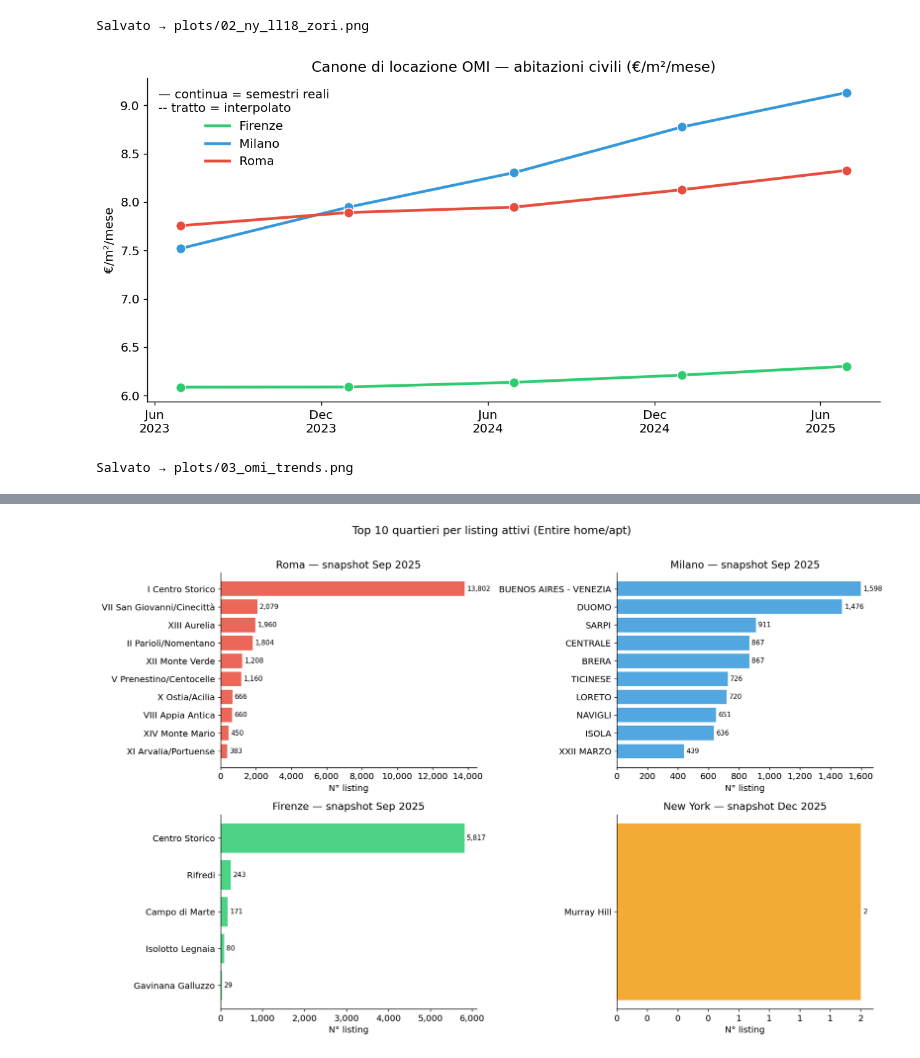
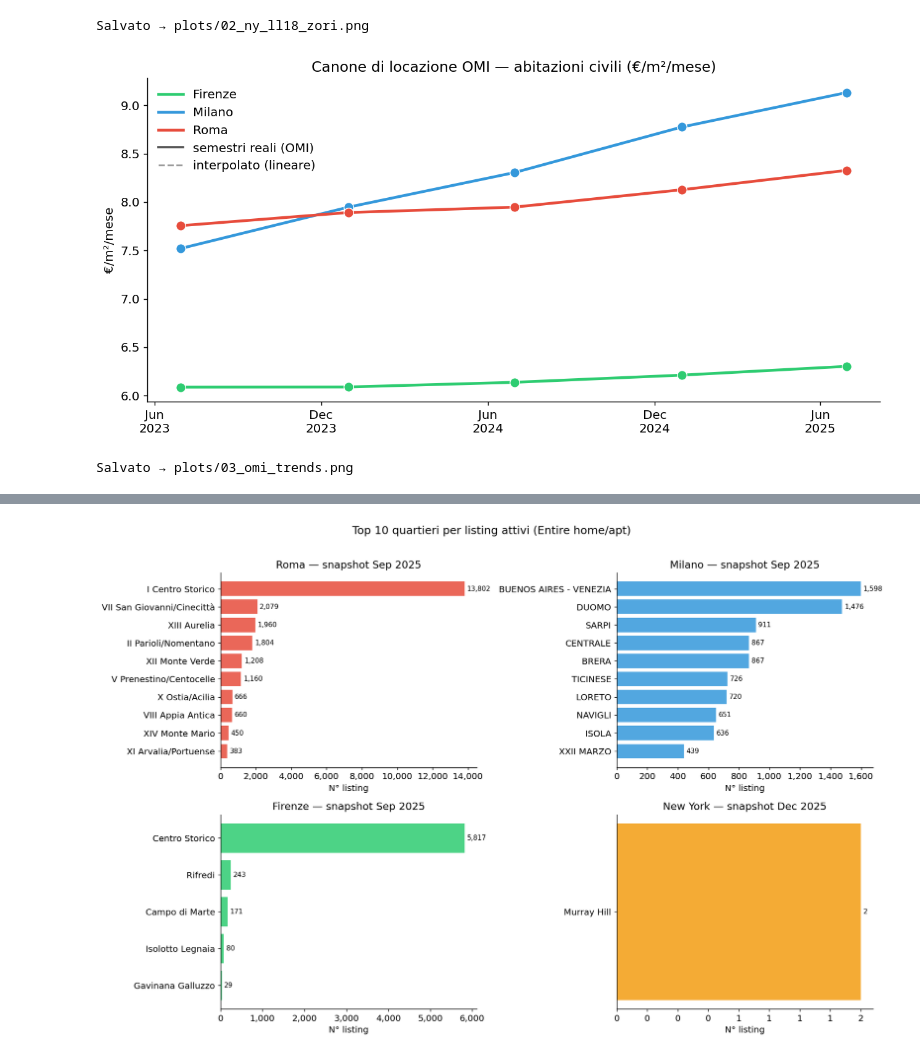
Before and after one commit to Gloreti03/AirBnB-effect-study-with-OLS, a Jupyter notebook: 01_eda_airbnb.ipynb, the cells around one changed output, grey strips where cells are left out. Saved outputs shown, nothing was run; the diff lists cells and outputs as text; code cells hidden in the pictures.

```diff
--- a/01_eda_airbnb.ipynb
+++ b/01_eda_airbnb.ipynb
@@ -565,9 +567,11 @@ Canone locazione OMI (€/m²/mese) — interpolato linearmente:
   Milano    : 30 mesi | loc_medio ~8.31 €/m²/mese | range 7.52–9.07
   Roma      : 30 mesi | loc_medio ~7.99 €/m²/mese | range 7.76–8.30
 # %%
-# ── 2D: Panel unificato (rent + n_listings) per città ─────────────────────────
-# Per ogni città allineiamo le due serie sullo stesso indice mensile
-# e teniamo solo i mesi in cui entrambe le serie sono disponibili.
+# ── 2D: Panel mensile per città — rent + n_listings ─────────────────────────────
+# NOTA BENE: le due serie di affitto NON sono confrontabili tra loro:
+#   • Italia:    OMI loc_medio (€/m²/mese) — scala ~6–9 €
+#   • New York:  Zillow ZORI ($/mese)       — scala ~3000–4000 $
+# Salviamo quindi due dataset separati: panel_italy.csv e panel_ny.csv.
 
 panels = {}
 print("Panel per città (intersezione rent ∩ Airbnb):\n")
@@ -578,18 +582,26 @@ for city in ['Roma', 'Milano', 'Firenze', 'New York']:
     panel = pd.DataFrame({'n_listings': listings, 'rent': rent}).dropna()
     panels[city] = panel
 
+    rent_unit = '$/mese (ZORI)' if city == 'New York' else '€/m²/mese (OMI)'
     print(f"  {city:<12}: {len(panel):>2} osservazioni "
           f"| {panel.index.min().date()} → {panel.index.max().date()}")
-    print(f"    rent:       media {panel['rent'].mean():.2f} | σ {panel['rent'].std():.2f}")
+    print(f"    rent [{rent_unit}]: media {panel['rent'].mean():.2f} | σ {panel['rent'].std():.2f}")
     print(f"    n_listings: media {panel['n_listings'].mean():.0f} | σ {panel['n_listings'].std():.0f}\n")
 
-panel_all = (
-    pd.concat([p.assign(city=c) for c, p in panels.items()])
-    .reset_index()
-    .rename(columns={'index': 'date'})
+# Salvo separatamente: Italia (OMI, €/m²/mese) e New York (ZORI, $/mese)
+panel_italy = (
+    pd.concat([panels[c].assign(city=c) for c in ['Roma', 'Milano', 'Firenze']])
+    .reset_index().rename(columns={'index': 'date'})
 )
-panel_all.to_csv(f'{OUTPUT_DIR}/panel_model.csv', index=False)
-print(f"Panel salvato → {OUTPUT_DIR}/panel_model.csv  ({len(panel_all)} righe totali)")
+panel_ny = (
+    panels['New York'].assign(city='New York')
+    .reset_index().rename(columns={'index': 'date'})
+)
+
+panel_italy.to_csv(f'{OUTPUT_DIR}/panel_italy.csv', index=False)
+panel_ny.to_csv(f'{OUTPUT_DIR}/panel_ny.csv', index=False)
+print(f"Panel Italia (OMI, €/m²/mese) → {OUTPUT_DIR}/panel_italy.csv  ({len(panel_italy)} righe)")
+print(f"Panel New York (ZORI, $/mese)  → {OUTPUT_DIR}/panel_ny.csv     ({len(panel_ny)} righe)")
 # %% [output]
 Panel per città (intersezione rent ∩ Airbnb):
 
@@ -733,30 +746,38 @@ print('Salvato → plots/02_ny_ll18_zori.png')
 Salvato → plots/02_ny_ll18_zori.png
 # %%
 # ── 3.3: OMI canone locazione Italia — semestri reali + interpolato ───────────
+import matplotlib.lines as mlines
+
 fig, ax = plt.subplots(figsize=(10, 5))
 
 for city, s_monthly in ts_omi_monthly.items():
     c = COLORS[city]
     ax.plot(s_monthly.index, s_monthly.values, color=c, linewidth=1.5,
             linestyle='--', alpha=0.5)
     sem_df = omi_city_sem[omi_city_sem['city'] == city].sort_values('date')
     ax.plot(sem_df['date'], sem_df['loc_medio'], color=c, linewidth=2.5, label=city)
     ax.scatter(sem_df['date'], sem_df['loc_medio'], color=c, s=75, zorder=5,
                edgecolors='white', linewidths=0.8)
 
 ax.set_title('Canone di locazione OMI — abitazioni civili (€/m²/mese)')
 ax.set_ylabel('€/m²/mese')
 ax.xaxis.set_major_formatter(mdates.DateFormatter('%b\n%Y'))
 ax.xaxis.set_major_locator(mdates.MonthLocator(bymonth=[6, 12]))
-handles, labels = ax.get_legend_handles_labels()
-ax.legend(handles, labels, frameon=False,
-          title='— continua = semestri reali\n-- tratto = interpolato')
+
+# Legenda: città + note sulle linee
+city_handles, city_labels = ax.get_legend_handles_labels()
+h_solid = mlines.Line2D([], [], color='#555', linewidth=2, label='semestri reali (OMI)')
+h_dash  = mlines.Line2D([], [], color='#555', linewidth=1.5, linestyle='--',
+                        alpha=0.6, label='interpolato (lineare)')
+ax.legend(city_handles + [h_solid, h_dash],
+          city_labels + ['semestri reali (OMI)', 'interpolato (lineare)'],
+          frameon=False)
 plt.tight_layout()
 fig.savefig(f'{PLOT_DIR}/03_omi_trends.png', bbox_inches='tight')
 plt.show()
 print('Salvato → plots/03_omi_trends.png')
 # %% [output]
-[figure, old version]
+[figure, new version]
 Salvato → plots/03_omi_trends.png
 # %%
 # ── 3.4: Distribuzione prezzi Airbnb per città (boxplot, clip 95° percentile) ─
```
Also changed, not shown: parts of 9 cells of this notebook, 7 other files.
